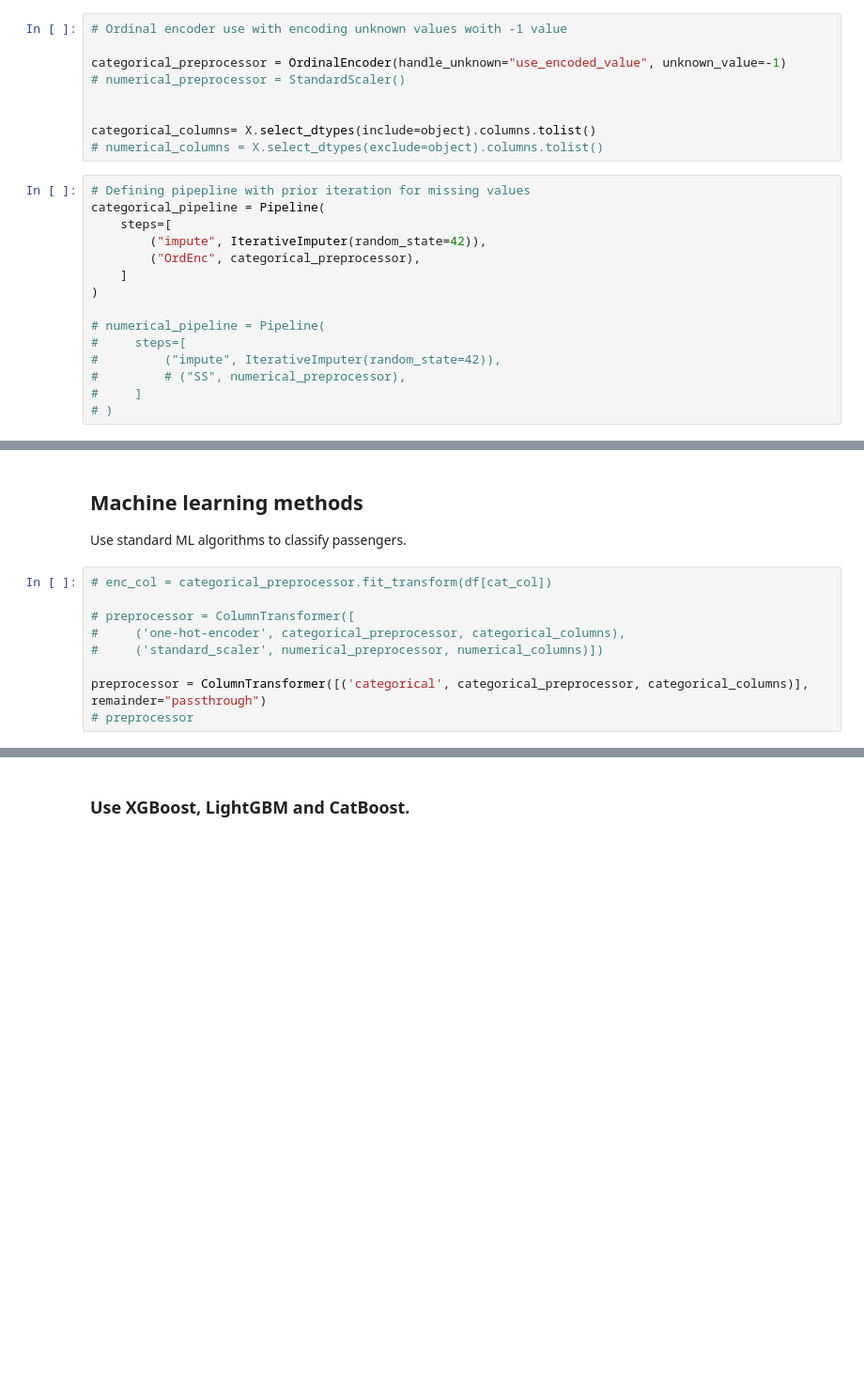
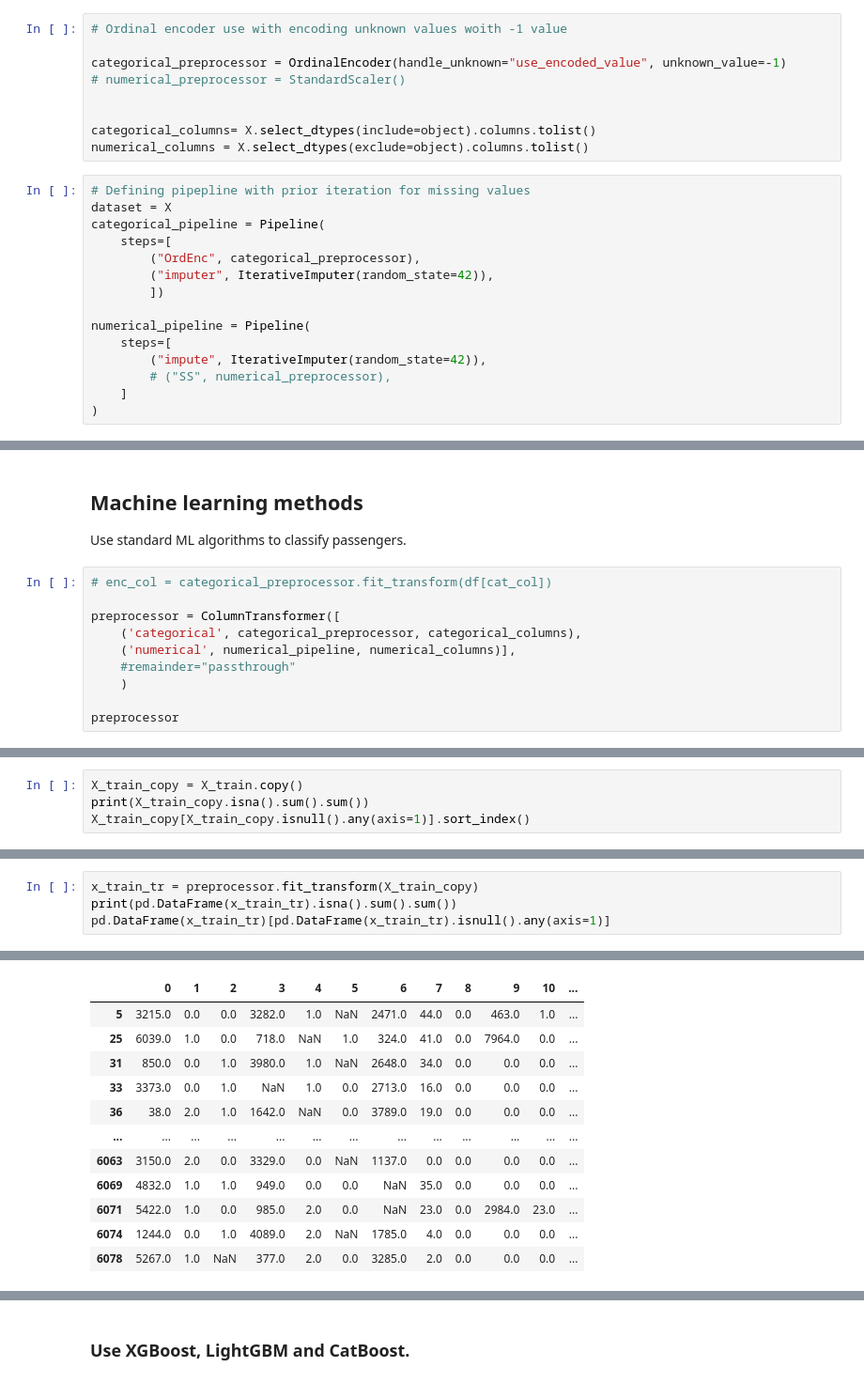
Before and after one commit to mrMichalR/spaceship_titanic, a Jupyter notebook: spaceship_titanic_v2.ipynb, the cells around one changed output, grey strips where cells are left out. Shown: that part at 94% size. Cells and saved outputs as stored; diff of their text form; blank space fills up the shorter version.

```diff
--- a/spaceship_titanic_v2.ipynb
+++ b/spaceship_titanic_v2.ipynb
@@ -307,22 +297,22 @@ categorical_preprocessor = OrdinalEncoder(handle_unknown="use_encoded_value", un
 
 
 categorical_columns= X.select_dtypes(include=object).columns.tolist()
-# numerical_columns = X.select_dtypes(exclude=object).columns.tolist()
+numerical_columns = X.select_dtypes(exclude=object).columns.tolist()
 # %%
 # Defining pipepline with prior iteration for missing values
+dataset = X
 categorical_pipeline = Pipeline(
     steps=[
+        ("OrdEnc", categorical_preprocessor),
+        ("imputer", IterativeImputer(random_state=42)),
+        ])
+
+numerical_pipeline = Pipeline(
+    steps=[
         ("impute", IterativeImputer(random_state=42)),
-        ("OrdEnc", categorical_preprocessor),
+        # ("SS", numerical_preprocessor),
     ]
 )
-
-# numerical_pipeline = Pipeline(
-#     steps=[
-#         ("impute", IterativeImputer(random_state=42)),
-#         # ("SS", numerical_preprocessor),
-#     ]
-# )
 # %%
 print(f'Before convert:\n{X.dtypes}\n')
 
@@ -414,9 +404,10 @@ Use standard ML algorithms to classify passengers.
 # %%
 # enc_col = categorical_preprocessor.fit_transform(df[cat_col])
 
-# preprocessor = ColumnTransformer([
-#     ('one-hot-encoder', categorical_preprocessor, categorical_columns),
-#     ('standard_scaler', numerical_preprocessor, numerical_columns)])
+preprocessor = ColumnTransformer([
+    ('categorical', categorical_preprocessor, categorical_columns),
+    ('numerical', numerical_pipeline, numerical_columns)],
+    #remainder="passthrough"
+    )
 
-preprocessor = ColumnTransformer([('categorical', categorical_preprocessor, categorical_columns)], remainder="passthrough")
-# preprocessor
+preprocessor
@@ -422,0 +425,4 @@ preprocessor = ColumnTransformer([('categorical', categorical_preprocessor, cate
+# %%
+X_train_copy = X_train.copy()
+print(X_train_copy.isna().sum().sum())
+X_train_copy[X_train_copy.isnull().any(axis=1)].sort_index()
@@ -422,0 +444,5 @@ preprocessor = ColumnTransformer([('categorical', categorical_preprocessor, cate
+# %%
+x_train_tr = preprocessor.fit_transform(X_train_copy)
+print(pd.DataFrame(x_train_tr).isna().sum().sum())
+pd.DataFrame(x_train_tr)[pd.DataFrame(x_train_tr).isnull().any(axis=1)]
+# %% [output]
@@ -422,0 +450,12 @@ preprocessor = ColumnTransformer([('categorical', categorical_preprocessor, cate
+|  | 0 | 1 | 2 | 3 | 4 | 5 | 6 | 7 | 8 | 9 | 10 | ... |
+| 5 | 3215.0 | 0.0 | 0.0 | 3282.0 | 1.0 | NaN | 2471.0 | 44.0 | 0.0 | 463.0 | 1.0 | ... |
+| 25 | 6039.0 | 1.0 | 0.0 | 718.0 | NaN | 1.0 | 324.0 | 41.0 | 0.0 | 7964.0 | 0.0 | ... |
+| 31 | 850.0 | 0.0 | 1.0 | 3980.0 | 1.0 | NaN | 2648.0 | 34.0 | 0.0 | 0.0 | 0.0 | ... |
+| 33 | 3373.0 | 0.0 | 1.0 | NaN | 1.0 | 0.0 | 2713.0 | 16.0 | 0.0 | 0.0 | 0.0 | ... |
+| 36 | 38.0 | 2.0 | 1.0 | 1642.0 | NaN | 0.0 | 3789.0 | 19.0 | 0.0 | 0.0 | 0.0 | ... |
+| ... | ... | ... | ... | ... | ... | ... | ... | ... | ... | ... | ... | ... |
+| 6063 | 3150.0 | 2.0 | 0.0 | 3329.0 | 0.0 | NaN | 1137.0 | 0.0 | 0.0 | 0.0 | 0.0 | ... |
+| 6069 | 4832.0 | 1.0 | 1.0 | 949.0 | 0.0 | 0.0 | NaN | 35.0 | 0.0 | 0.0 | 0.0 | ... |
+| 6071 | 5422.0 | 1.0 | 0.0 | 985.0 | 2.0 | 0.0 | NaN | 23.0 | 0.0 | 2984.0 | 23.0 | ... |
+| 6074 | 1244.0 | 0.0 | 1.0 | 4089.0 | 2.0 | NaN | 1785.0 | 4.0 | 0.0 | 0.0 | 0.0 | ... |
+| 6078 | 5267.0 | 1.0 | NaN | 377.0 | 2.0 | 0.0 | 3285.0 | 2.0 | 0.0 | 0.0 | 0.0 | ... |
```
Also changed, not shown: parts of 19 cells of this notebook.
